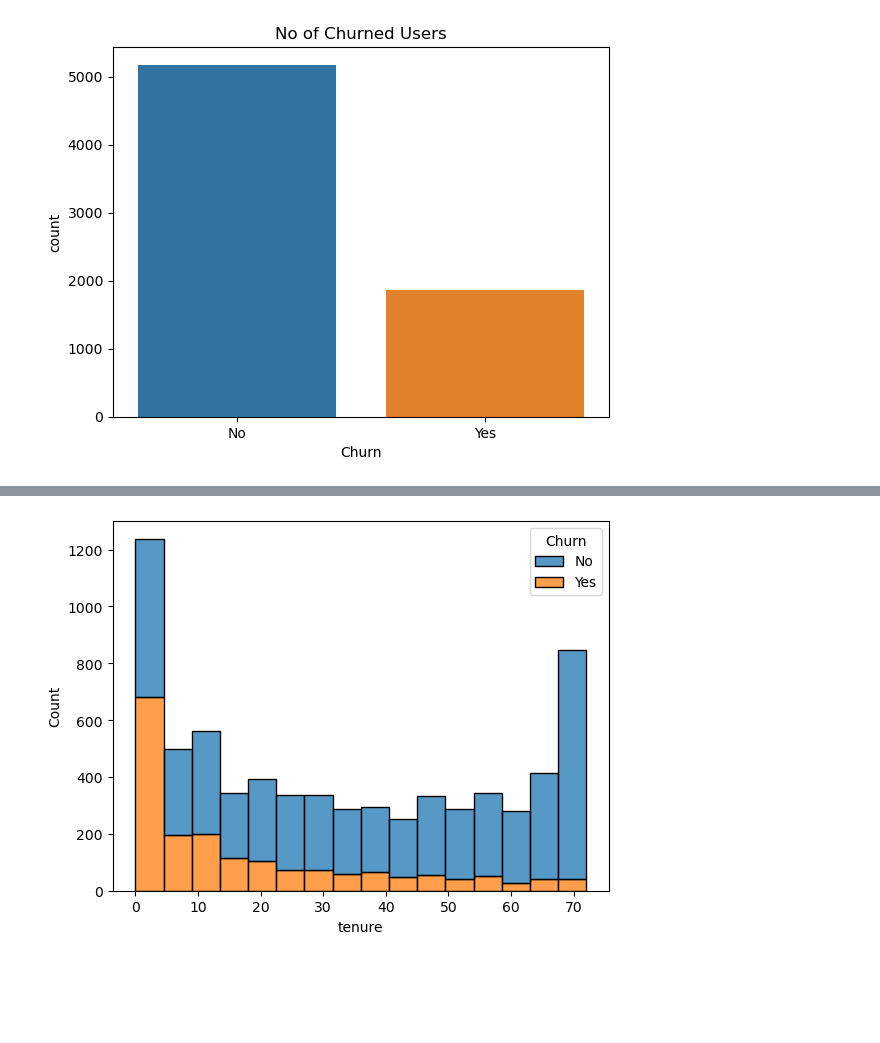
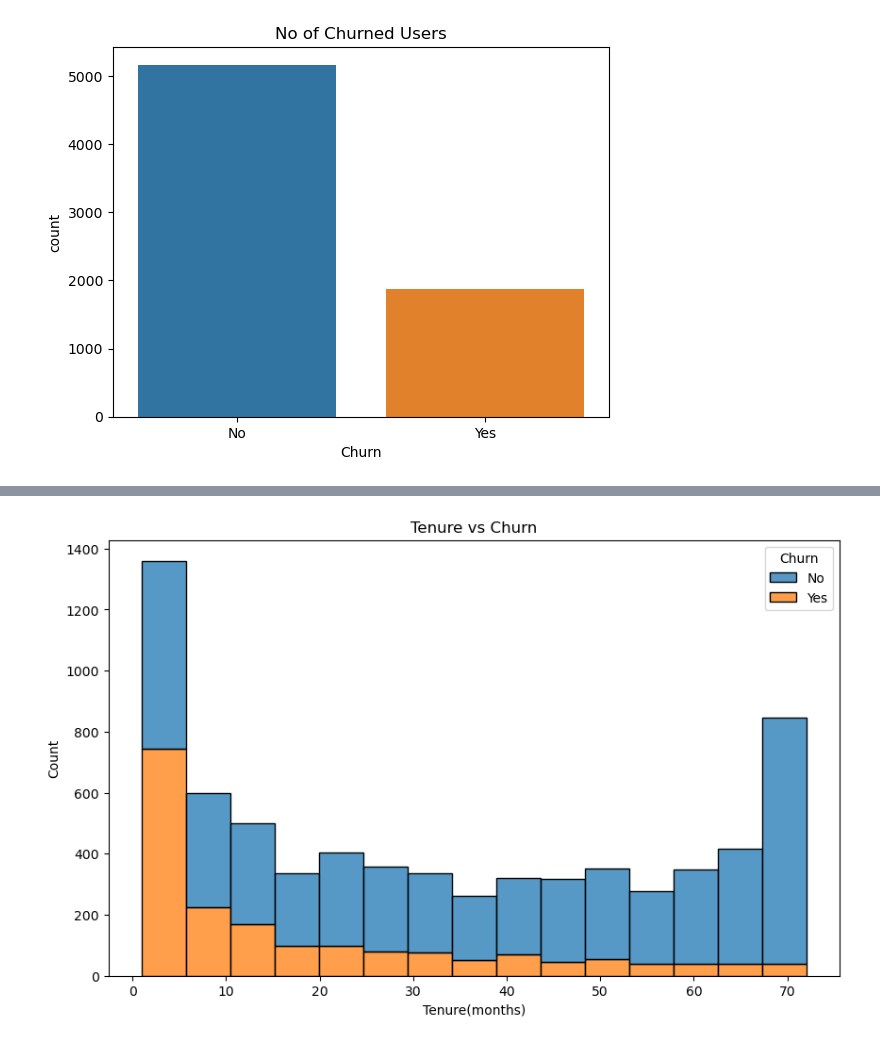
Before and after one commit to Chimmz/customer-churn-prediction, a Jupyter notebook: customer_churn.py.ipynb, the cells around one changed output, grey strips where cells are left out. Drawn from its saved outputs; the diff is of its cells as text; code cells hidden in the pictures; blank space fills up the shorter version.

```diff
--- a/customer_churn.py.ipynb
+++ b/customer_churn.py.ipynb
@@ -61,5 +61,3 @@ MonthlyCharges      0
 TotalCharges        0
 Churn               0
 dtype: int64
-# %%
-df.drop(columns=['customerID', 'gender', 'SeniorCitizen', 'PaperlessBilling'], axis=1, inplace=True)
@@ -92,3 +88,6 @@ df.describe(include='object').T
 | PaymentMethod | 7043 | 4 | Electronic check | 2365 |
 | TotalCharges | 7043 | 6531 |  | 11 |
 | Churn | 7043 | 2 | No | 5174 |
+# %%
+df['TotalCharges'] = pd.to_numeric(df.TotalCharges, errors='coerce')
+df.TotalCharges.dtype
@@ -94,0 +116,5 @@ df.describe(include='object').T
+# %%
+# Drop nulls in TotalCharges
+
+df.dropna(subset=['TotalCharges'], inplace=True)
+df.isnull().sum()
@@ -112,7 +148,8 @@ Text(0.5, 1.0, 'Tenure vs Churn')
 # %%
+plt.figure(figsize=(10, 6))
 sns.histplot(x='tenure', hue='Churn', data=df, multiple='stack');
 
-# Customers with shorter tenure are more likely to churn
-# The likelihood of churn decreases with increase in tenure
+plt.xlabel('Tenure(months)')
+plt.title('Tenure vs Churn');
 # %% [output]
-[figure, old version]
+[figure, new version]
```
Also changed, not shown: parts of 61 cells of this notebook.
